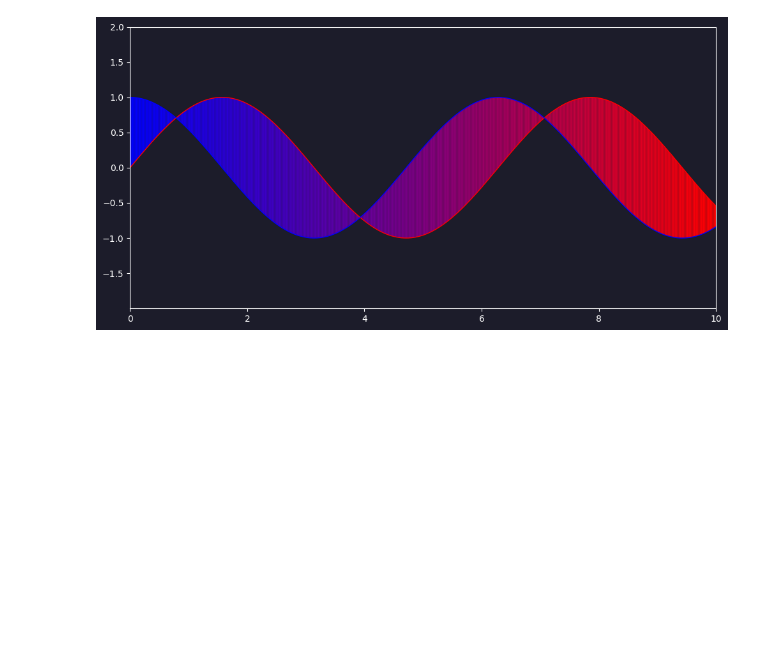
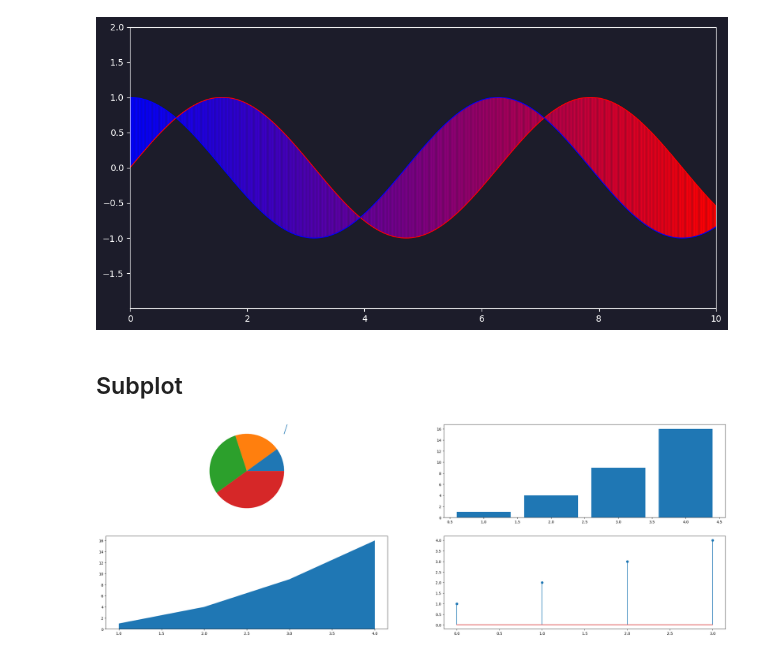
Before and after one commit to SumanGouda/MATPLOTLIB-MODULE, a Jupyter notebook: Matplotlib_5_Day_Learning_Plan.ipynb, the cells around one changed output. Saved outputs shown, nothing was run; the diff lists cells and outputs as text; code cells hidden in the pictures; blank space fills up the shorter version.

```diff
--- a/Matplotlib_5_Day_Learning_Plan.ipynb
+++ b/Matplotlib_5_Day_Learning_Plan.ipynb
@@ -445,3 +445,27 @@ plt.tight_layout()
 plt.show()
 # %% [output]
 [figure]
+# %% [markdown]
+## Subplot
+# %%
+x = [1,2,3,4]
+y = [1,4,9,16]
+
+plt.figure(figsize=(30,10))
+plt.subplot(2,2,1)
+plt.plot(x,y)
+
+plt.subplot(2,2,1)
+plt.pie(x, radius=1)
+
+plt.subplot(2,2,2)
+plt.bar(x,y)
+
+plt.subplot(2,2,3)
+plt.stackplot(x,y)
+
+plt.subplot(2,2,4)
+plt.stem(x)
+plt.show()
+# %% [output]
+[figure, added]
```
Also changed, not shown: 3 other files.
